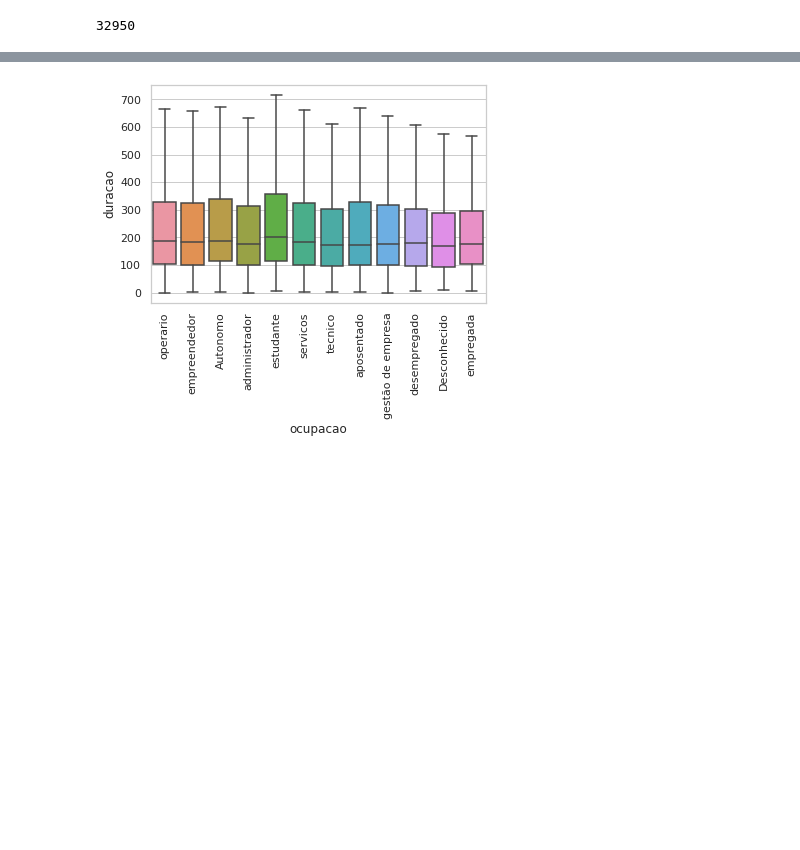
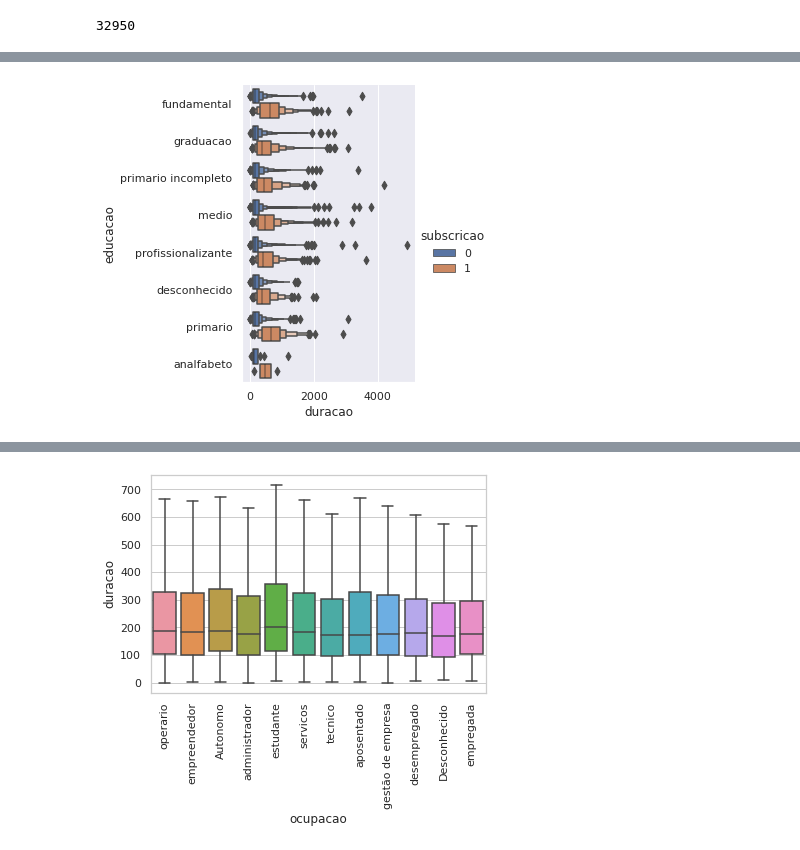
Before and after one commit to guimaraesrosa/Aprendizado_por_Reforco_DS, a Jupyter notebook: Case 2/Case2_APRDS.ipynb, the cells around one changed output, grey strips where cells are left out. Saved outputs shown, nothing was run; the diff lists cells and outputs as text; code cells hidden in the pictures; blank space fills up the shorter version.

```diff
--- a/Case 2/Case2_APRDS.ipynb
+++ b/Case 2/Case2_APRDS.ipynb
@@ -428,0 +448,5 @@ for col in lista_cols:
+# %%
+fg = sns.catplot(df_final, x='duracao', y='educacao', hue='subscricao', kind='boxen')
+plt.show()
+# %% [output]
+[figure, added]
```
Also changed, not shown: parts of 13 cells of this notebook.
